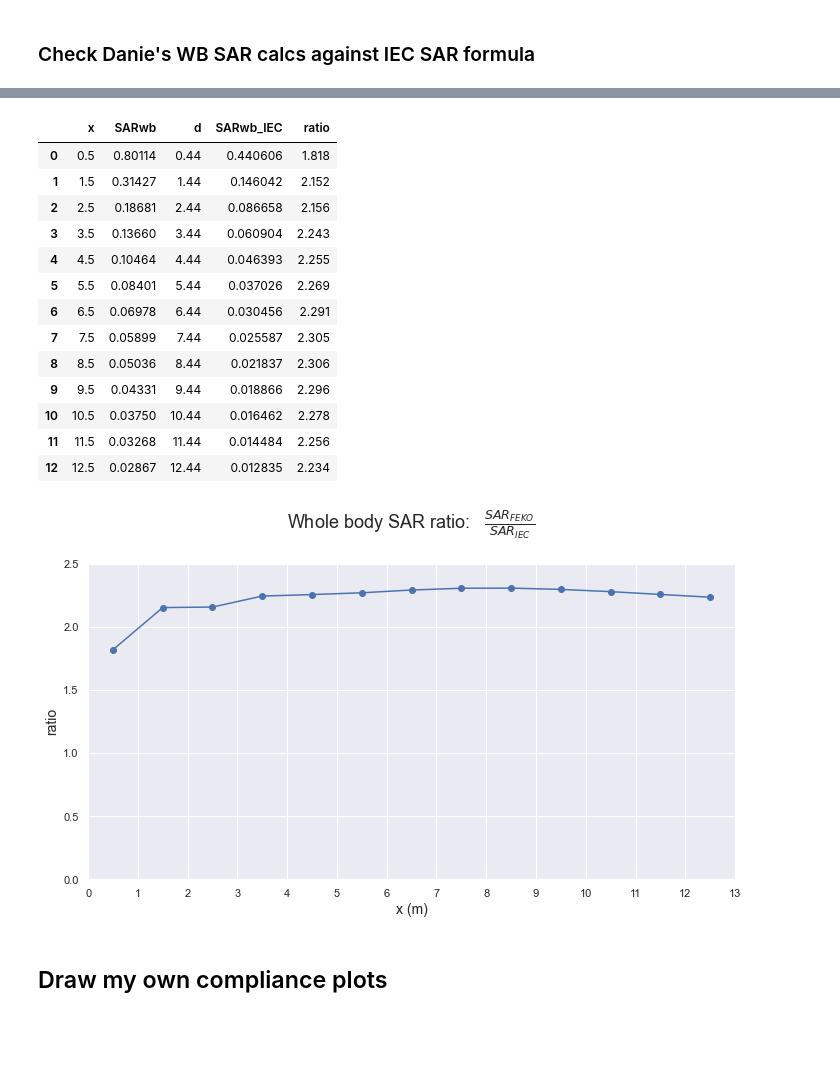
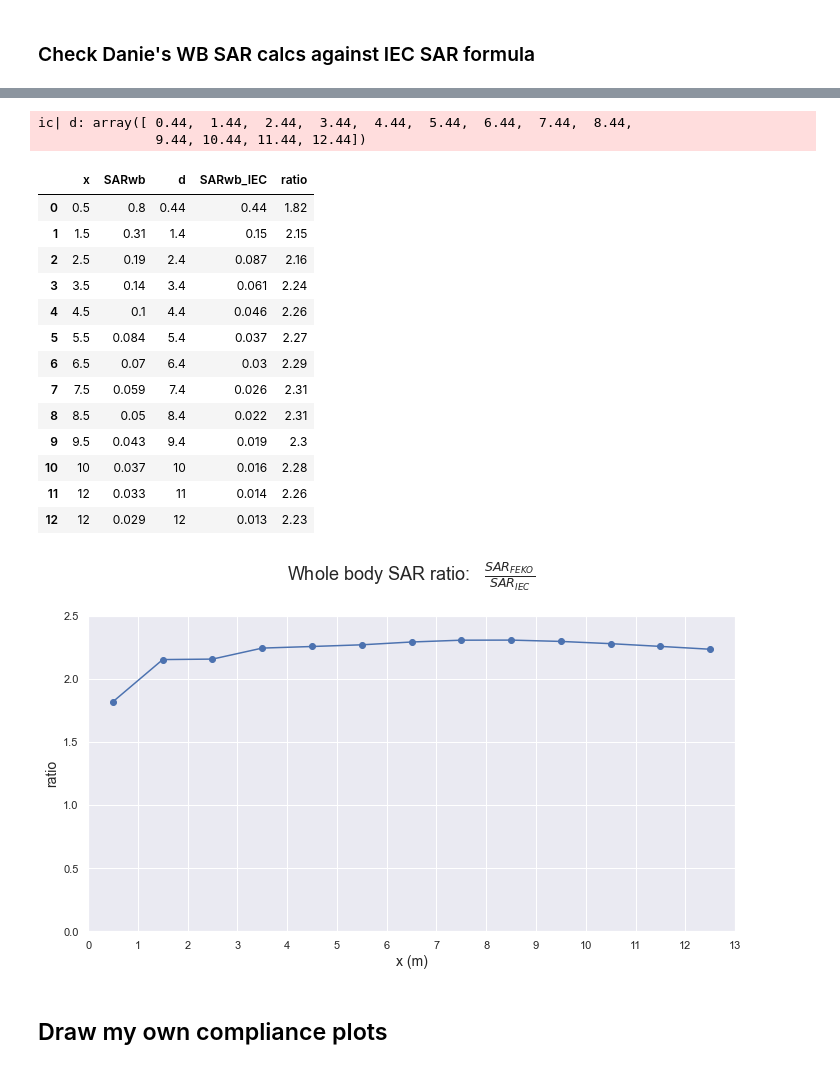
Before and after one commit to dreme/spatial-averaging-wg, a Jupyter notebook: notebooks/SpatAvg_MBSpanel.ipynb, the cells around one changed output, grey strips where cells are left out. Drawn from its saved outputs; the diff is of its cells as text; code cells hidden in the pictures; blank space fills up the shorter version.

```diff
--- a/notebooks/SpatAvg_MBSpanel.ipynb
+++ b/notebooks/SpatAvg_MBSpanel.ipynb
@@ -712,2 +739,16 @@ power = 200, plotpower = 180, setting = public, limit = 4.5, contour level = 5.0
+# %%
+# Limits at 900 MHz
+Slim = 4.5
+SARlim = 0.08
+
+# Create normalised errors for SARwbi
+Ssalist = ['Smax-1.6m-17', 'Smax-1.6m-5',
+           'Smax-1.5m-16', 'Smax-1.5m-6']
+
+for Ssa in Ssalist:
+    err = (R.S.SARwbi/SARlim) / (R.S[Ssa]/Slim)
+    errbits = Ssa.split('-')
+    errname = 'err' + errbits[1].replace('.','') + errbits[2]
+    R.addS(err, errname, f'err for {errbits[1]} {errbits[2]}pts spatially averaged Smax')
 # %% [markdown]
 ## Compare SAR and spatial average S compliance zones
@@ -1191,8 +1233,10 @@ L = 1.3  # m
 Φdeg = 65   # horizontal HPBW in degrees
 Θdeg = 6.5  # vertical HPBW in degress
 
-print('     d      SARwb    SAR10g     SAR1g     Hbeam  Heff         C')
-for d in dlist:
-    d,SARwb,SAR10g,SAR1g,Hbeam,Heff,C = SAR_IEC_front(d,body,fMHz,P,N,DdBi,L,Φdeg,Θdeg)
-    print(f'{d:6.3g}{SARwb:11.3g}{SAR10g:10.3g}{SAR1g:10.3g}{Hbeam:10.3g}{Heff:6.3g}{C:10.6f}')
+IECdatalist = [SAR_IEC_front(d,body,fMHz,P,N,DdBi,L,Φdeg,Θdeg) for d in dlist]
+dfIEC = pd.DataFrame(IECdatalist,columns=('d','SARwb','SAR10g','SAR1g','Hbeam','Heff','C'))
+dfIEC.set_index('d',inplace=True,drop=True)
+dfIECstyled = dfIEC.style.format(dict(SARwb='{:,.2g}',SAR10g='{:,.2g}',SAR1g='{:,.3g}',
+                        Hbeam='{:,.3g}',Heff='{:,.3g}',C='{:,.3g}'))
+dfIECstyled
 # %% [output]
@@ -1249,50 +1410,54 @@ L = 2.25  # m
 # Get Danie's WB SAR values along x axis
 mask = ~R.S.SARwb.isna() & (R.S.z == 0) & (R.S.y == 0)
 SARdf = R.S.loc[mask, ['x','SARwb']]
 
 # Set d values
 # Reduce d by 0.1m to shift evaluation point to front of body
 # Increase d by 0.04m to push origin back to antenna phase centre at centre of reflector
 SARdf['d'] = SARdf.x - 0.1 + 0.04
+# SARdf['d'] = SARdf.x + 0.1 - 0.04
 d = SARdf.d.values
+ic(d)
 
 def IECwbSAR(d):
     d, SARwb, SAR10g, SAR1g, Hbeam, Heff, C = SAR_IEC_front(d,body,fMHz,P,N,DdBi,L,Φdeg,Θdeg)
-#     return pd.Series(dict(SARwb_IEC=SARwb,d=d,Hbeam=Hbeam,Heff=Heff,C=C)).astype(float)
     return pd.Series(dict(SARwb_IEC=SARwb)).astype(float)
 
 results = SARdf.x.apply(IECwbSAR)
 SARdf = pd.concat([SARdf,results], axis=1).reset_index(drop=True)
-SARdf['ratio'] = (SARdf.SARwb / SARdf['SARwb_IEC']).round(3)
-# SARdf['dBerr'] = (10. * np.log10(SARdf.ratio)).round(2)
-display(SARdf)
+SARdf['ratio'] = (SARdf.SARwb / SARdf['SARwb_IEC'])
+SARdfstyled = SARdf.style.format(dict(x='{:,.2g}',SARwb='{:,.2g}',d='{:,.2g}',
+                                      SARwb_IEC='{:,.2g}',ratio='{:,.3g}'))
+display(SARdfstyled)
 SARdf.to_clipboard()
 
 # Draw plot of ratio
 plt.figure(figsize=(10,6))
 plt.plot(SARdf.x, SARdf.ratio,'-o')
 plt.xlabel('x (m)',fontsize=14)
 plt.ylabel('ratio',fontsize=14)
 plt.xlim(0,13)
 plt.xticks(range(0,14))
 plt.ylim(0,2.5)
 plt.title('Whole body SAR ratio:   $\\frac{SAR_{FEKO}}{SAR_{IEC}}$\n',fontsize=18)
 plt.tight_layout(pad=1);
 # %% [output]
+ic| d: array([ 0.44,  1.44,  2.44,  3.44,  4.44,  5.44,  6.44,  7.44,  8.44,
+               9.44, 10.44, 11.44, 12.44])
 |  | x | SARwb | d | SARwb_IEC | ratio |
-| 0 | 0.5 | 0.80114 | 0.44 | 0.440606 | 1.818 |
-| 1 | 1.5 | 0.31427 | 1.44 | 0.146042 | 2.152 |
-| 2 | 2.5 | 0.18681 | 2.44 | 0.086658 | 2.156 |
-| 3 | 3.5 | 0.13660 | 3.44 | 0.060904 | 2.243 |
-| 4 | 4.5 | 0.10464 | 4.44 | 0.046393 | 2.255 |
-| 5 | 5.5 | 0.08401 | 5.44 | 0.037026 | 2.269 |
-| 6 | 6.5 | 0.06978 | 6.44 | 0.030456 | 2.291 |
-| 7 | 7.5 | 0.05899 | 7.44 | 0.025587 | 2.305 |
-| 8 | 8.5 | 0.05036 | 8.44 | 0.021837 | 2.306 |
-| 9 | 9.5 | 0.04331 | 9.44 | 0.018866 | 2.296 |
-| 10 | 10.5 | 0.03750 | 10.44 | 0.016462 | 2.278 |
-| 11 | 11.5 | 0.03268 | 11.44 | 0.014484 | 2.256 |
-| 12 | 12.5 | 0.02867 | 12.44 | 0.012835 | 2.234 |
+| 0 | 0.5 | 0.8 | 0.44 | 0.44 | 1.82 |
+| 1 | 1.5 | 0.31 | 1.4 | 0.15 | 2.15 |
+| 2 | 2.5 | 0.19 | 2.4 | 0.087 | 2.16 |
+| 3 | 3.5 | 0.14 | 3.4 | 0.061 | 2.24 |
+| 4 | 4.5 | 0.1 | 4.4 | 0.046 | 2.26 |
+| 5 | 5.5 | 0.084 | 5.4 | 0.037 | 2.27 |
+| 6 | 6.5 | 0.07 | 6.4 | 0.03 | 2.29 |
+| 7 | 7.5 | 0.059 | 7.4 | 0.026 | 2.31 |
+| 8 | 8.5 | 0.05 | 8.4 | 0.022 | 2.31 |
+| 9 | 9.5 | 0.043 | 9.4 | 0.019 | 2.3 |
+| 10 | 10 | 0.037 | 10 | 0.016 | 2.28 |
+| 11 | 12 | 0.033 | 11 | 0.014 | 2.26 |
+| 12 | 12 | 0.029 | 12 | 0.013 | 2.23 |
 [figure]
 # %% [markdown]
 ## Draw my own compliance plots
```
Also changed, not shown: parts of 20 cells of this notebook, 14 other files.
